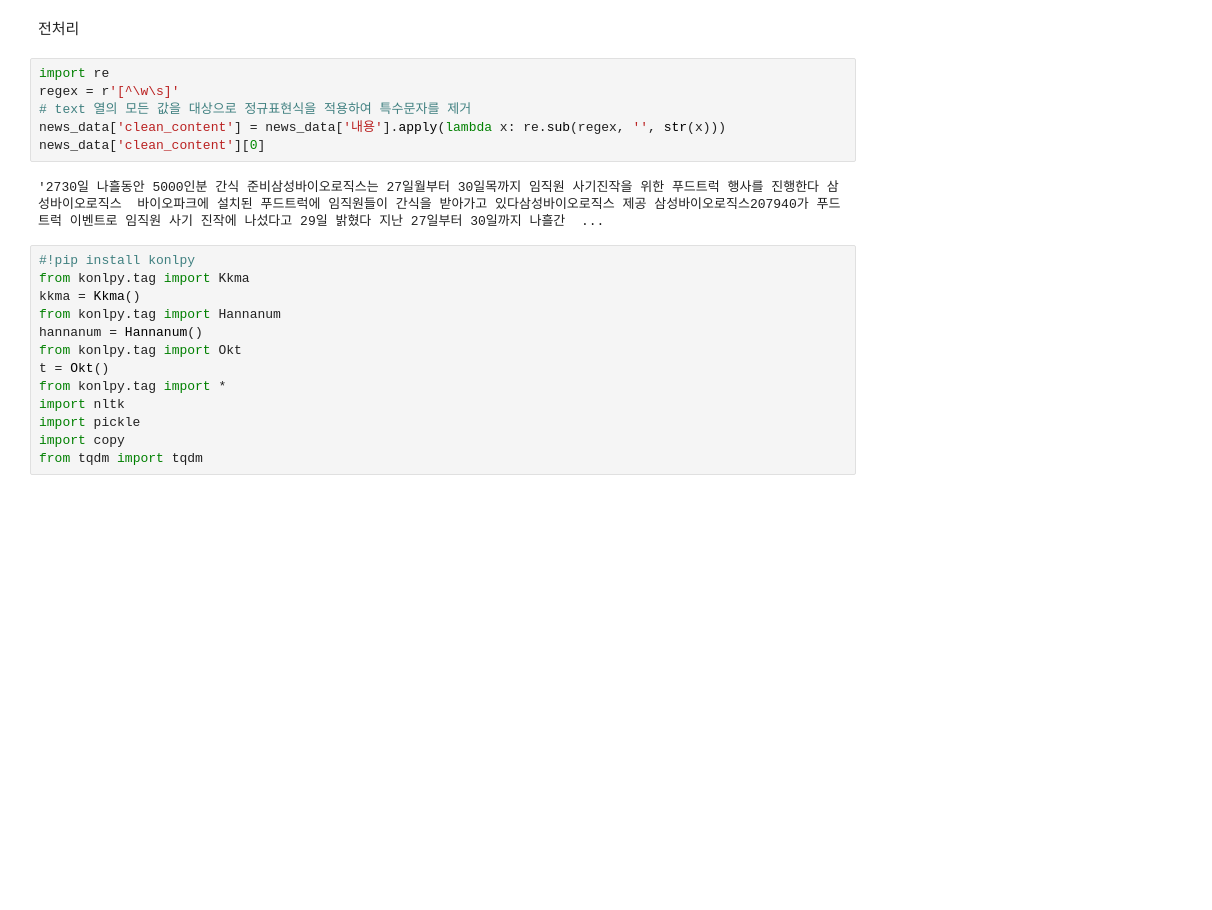
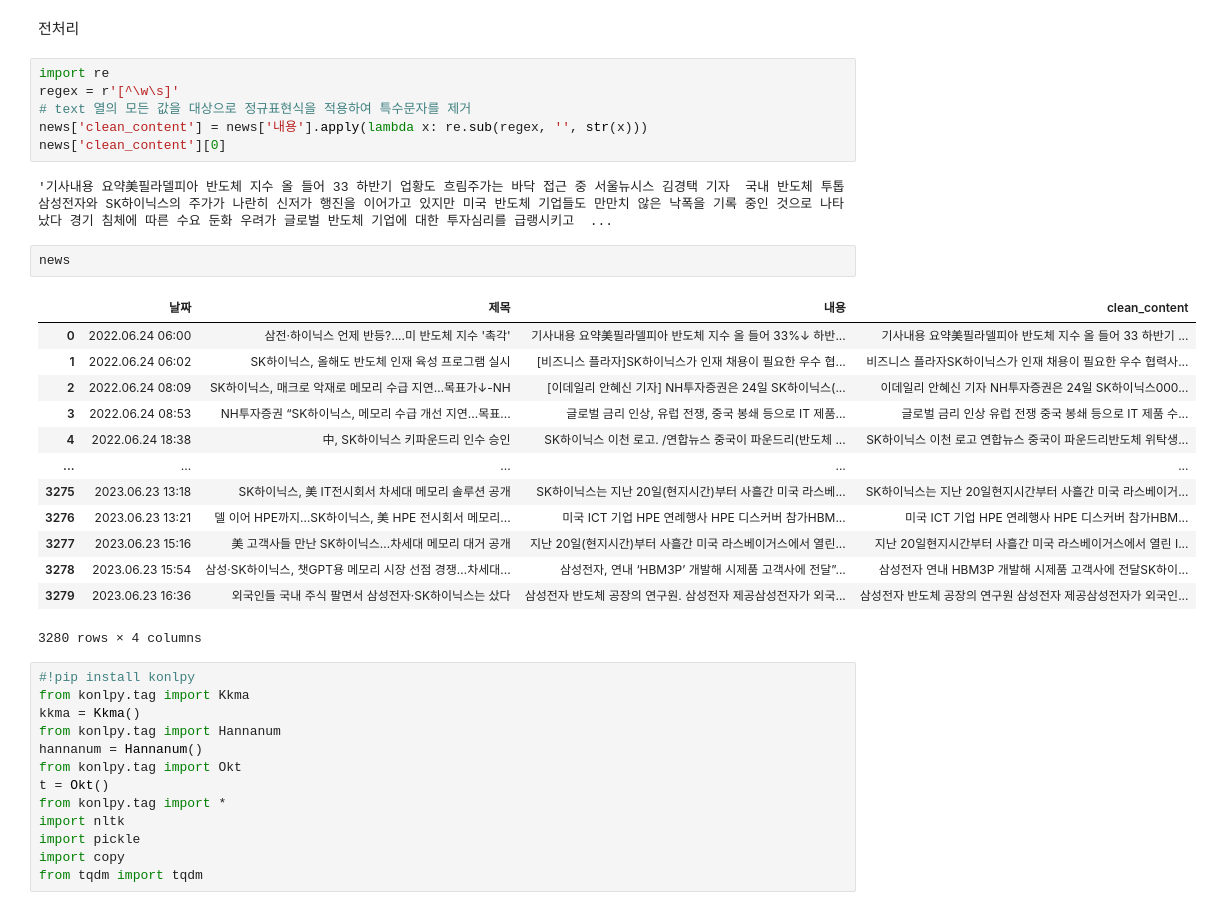
Before and after one commit to boomboomboom513/gwajae5, a Jupyter notebook: 김나윤/NLP.ipynb, the cells around one changed output. Cells and saved outputs as stored; diff of their text form; blank space fills up the shorter version.

```diff
--- a/김나윤/NLP.ipynb
+++ b/김나윤/NLP.ipynb
@@ -117,10 +75,26 @@ Index: []
 import re
 regex = r'[^\w\s]'
 # text 열의 모든 값을 대상으로 정규표현식을 적용하여 특수문자를 제거
-news_data['clean_content'] = news_data['내용'].apply(lambda x: re.sub(regex, '', str(x)))
-news_data['clean_content'][0]
+news['clean_content'] = news['내용'].apply(lambda x: re.sub(regex, '', str(x)))
+news['clean_content'][0]
 # %% [output]
-'2730일 나흘동안 5000인분 간식 준비삼성바이오로직스는 27일월부터 30일목까지 임직원 사기진작을 위한 푸드트럭 행사를 진행한다 삼성바이오로직스  바이오파크에 설치된 푸드트럭에 임직원들이 간식을 받아가고 있다삼성바이오로직스 제공 삼성바이오로직스207940가 푸드트럭 이벤트로 임직원 사기 진작에 나섰다고 29일 밝혔다 지난 27일부터 30일까지 나흘간  ...
+'기사내용 요약美필라델피아 반도체 지수 올 들어 33 하반기 업황도 흐림주가는 바닥 접근 중 서울뉴시스 김경택 기자  국내 반도체 투톱 삼성전자와 SK하이닉스의 주가가 나란히 신저가 행진을 이어가고 있지만 미국 반도체 기업들도 만만치 않은 낙폭을 기록 중인 것으로 나타났다 경기 침체에 따른 수요 둔화 우려가 글로벌 반도체 기업에 대한 투자심리를 급랭시키고  ...
+# %%
+news
+# %% [output]
+|  | 날짜 | 제목 | 내용 | clean_content |
+| 0 | 2022.06.24 06:00 | 삼전·하이닉스 언제 반등?....미 반도체 지수 '촉각' | 기사내용 요약美필라델피아 반도체 지수 올 들어 33%↓ 하반... | 기사내용 요약美필라델피아 반도체 지수 올 들어 33 하반기 ... |
+| 1 | 2022.06.24 06:02 | SK하이닉스, 올해도 반도체 인재 육성 프로그램 실시 | [비즈니스 플라자]SK하이닉스가 인재 채용이 필요한 우수 협... | 비즈니스 플라자SK하이닉스가 인재 채용이 필요한 우수 협력사... |
+| 2 | 2022.06.24 08:09 | SK하이닉스, 매크로 악재로 메모리 수급 지연…목표가↓-NH | [이데일리 안혜신 기자] NH투자증권은 24일 SK하이닉스(... | 이데일리 안혜신 기자 NH투자증권은 24일 SK하이닉스000... |
+| 3 | 2022.06.24 08:53 | NH투자증권 “SK하이닉스, 메모리 수급 개선 지연...목표... | 글로벌 금리 인상, 유럽 전쟁, 중국 봉쇄 등으로 IT 제품... | 글로벌 금리 인상 유럽 전쟁 중국 봉쇄 등으로 IT 제품 수... |
+| 4 | 2022.06.24 18:38 | 中, SK하이닉스 키파운드리 인수 승인 | SK하이닉스 이천 로고. /연합뉴스 중국이 파운드리(반도체 ... | SK하이닉스 이천 로고 연합뉴스 중국이 파운드리반도체 위탁생... |
+| ... | ... | ... | ... | ... |
+| 3275 | 2023.06.23 13:18 | SK하이닉스, 美 IT전시회서 차세대 메모리 솔루션 공개 | SK하이닉스는 지난 20일(현지시간)부터 사흘간 미국 라스베... | SK하이닉스는 지난 20일현지시간부터 사흘간 미국 라스베이거... |
+| 3276 | 2023.06.23 13:21 | 델 이어 HPE까지…SK하이닉스, 美 HPE 전시회서 메모리... | 미국 ICT 기업 HPE 연례행사 HPE 디스커버 참가HBM... | 미국 ICT 기업 HPE 연례행사 HPE 디스커버 참가HBM... |
+| 3277 | 2023.06.23 15:16 | 美 고객사들 만난 SK하이닉스…차세대 메모리 대거 공개 | 지난 20일(현지시간)부터 사흘간 미국 라스베이거스에서 열린... | 지난 20일현지시간부터 사흘간 미국 라스베이거스에서 열린 I... |
+| 3278 | 2023.06.23 15:54 | 삼성·SK하이닉스, 챗GPT용 메모리 시장 선점 경쟁…차세대... | 삼성전자, 연내 ‘HBM3P’ 개발해 시제품 고객사에 전달”... | 삼성전자 연내 HBM3P 개발해 시제품 고객사에 전달SK하이... |
+| 3279 | 2023.06.23 16:36 | 외국인들 국내 주식 팔면서 삼성전자·SK하이닉스는 샀다 | 삼성전자 반도체 공장의 연구원. 삼성전자 제공삼성전자가 외국... | 삼성전자 반도체 공장의 연구원 삼성전자 제공삼성전자가 외국인... |
+3280 rows × 4 columns
 # %%
 #!pip install konlpy
 from konlpy.tag import Kkma
```
Also changed, not shown: parts of 21 cells of this notebook, 31 other files.
